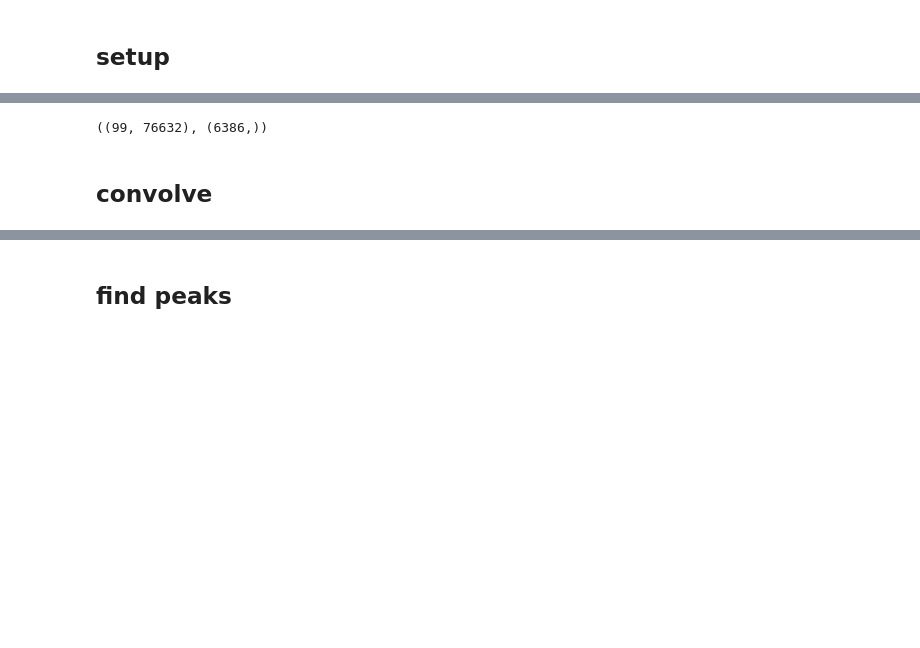
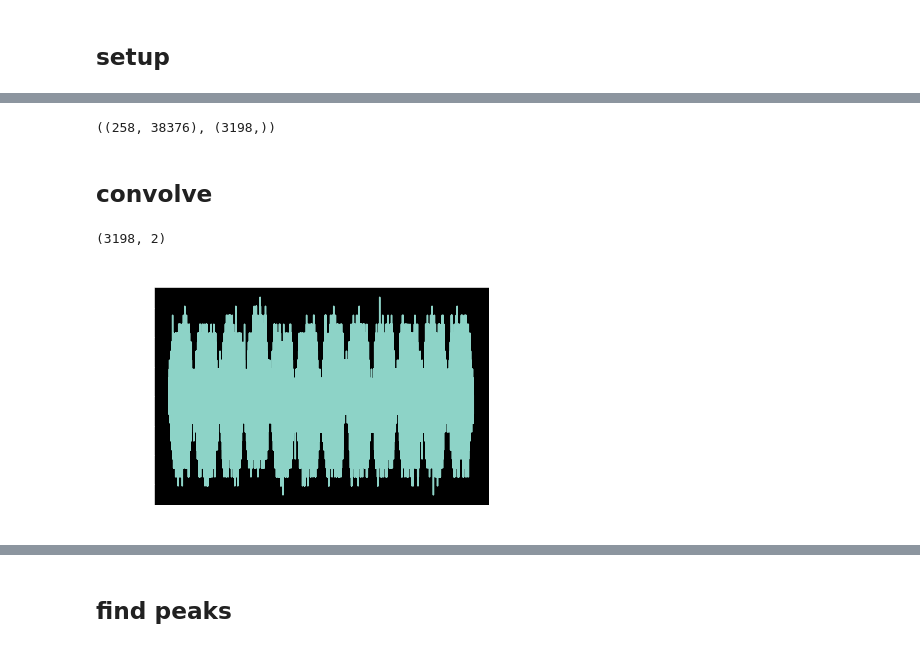
Before and after one commit to tjbergst/lorapy, a Jupyter notebook: lorapy-preamble-window-extraction.ipynb, the cells around one changed output, grey strips where cells are left out. Saved outputs shown, nothing was run; the diff lists cells and outputs as text; code cells hidden in the pictures; blank space fills up the shorter version.

```diff
--- a/lorapy-preamble-window-extraction.ipynb
+++ b/lorapy-preamble-window-extraction.ipynb
@@ -152,4 +158,4 @@ loader.filter(bw=7, att=80)
 # %%
-file = loader.select(60).load()
+file = loader.select(8).load()
 file
 # %% [output]
@@ -172,10 +178,15 @@ preamble, base_symbol
 # %%
 preamble.data.shape, base_symbol.data.shape
 # %% [output]
-((99, 76632), (6386,))
+((258, 38376), (3198,))
 # %% [markdown]
 ## convolve
 # %%
 samp_per_sym = preamble.stats.samp_per_sym
+shift_step = _step_dict[preamble.stats.bw]
+
+samp_per_sym, shift_step
+# %% [output]
+(3198, 2)
 # %%
 shifts = sym_utils.generate_shifts(
@@ -187,0 +195,4 @@ sym_utils.shift_and_correlate(
+# %%
+preamble.plot(15)
+# %% [output]
+[figure, added]
```
Also changed, not shown: parts of 11 cells of this notebook.
